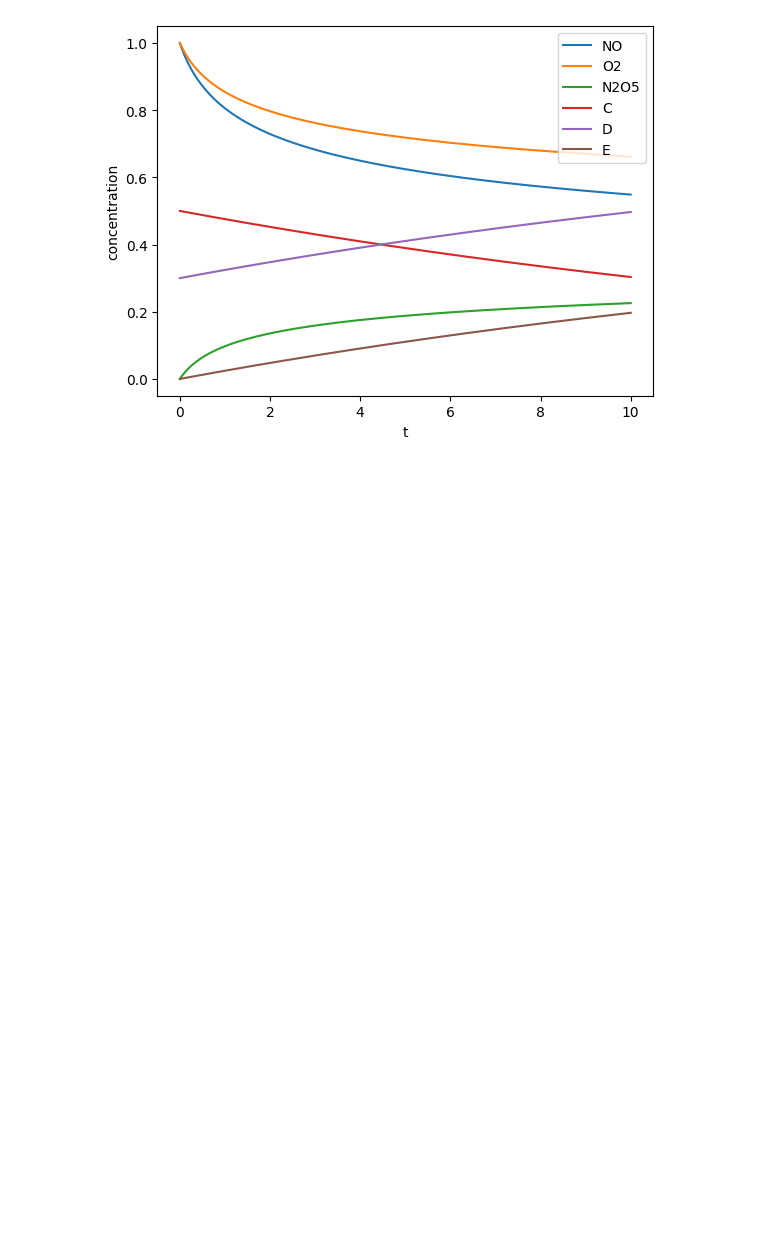
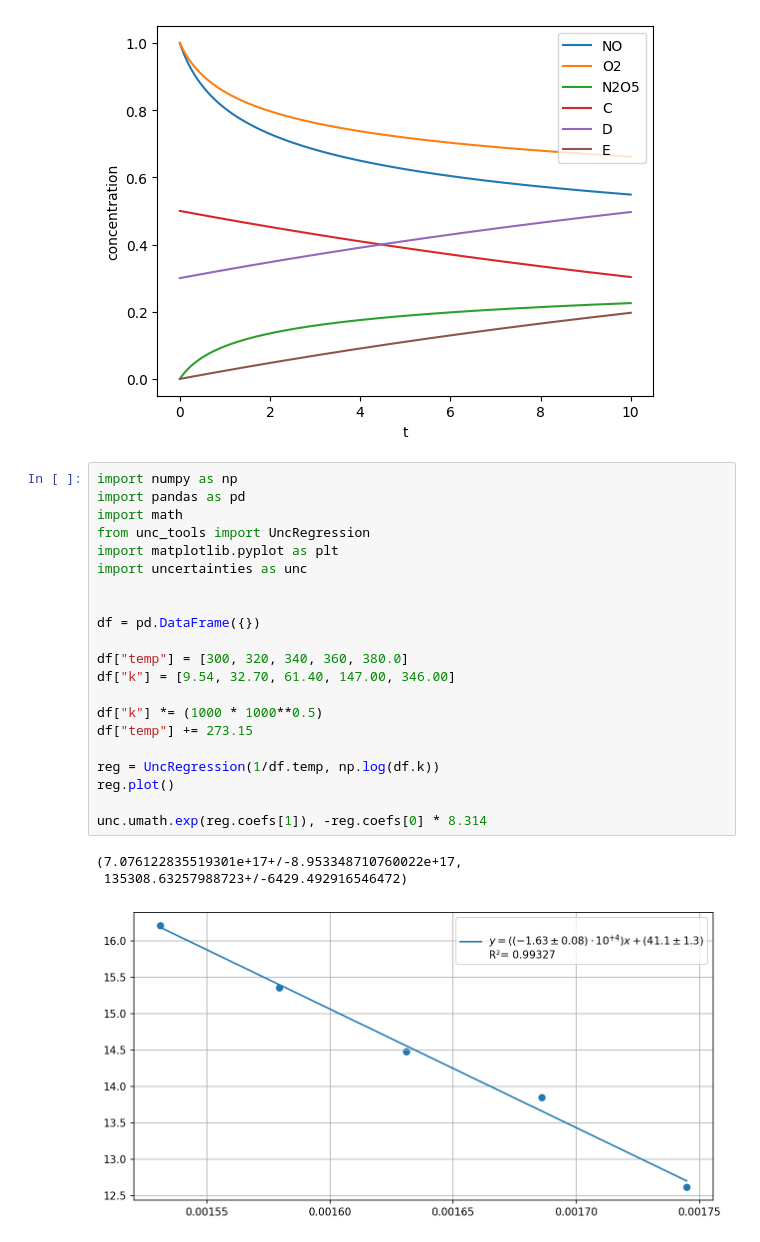
Before and after one commit to yaroslavsavateykin/notebooks, a Jupyter notebook: physha/Untitled.ipynb, the cells around one changed output. Saved outputs shown, nothing was run; the diff lists cells and outputs as text; blank space fills up the shorter version.

```diff
--- a/physha/Untitled.ipynb
+++ b/physha/Untitled.ipynb
@@ -173,3 +173,28 @@ plt.ylabel("concentration")
 plt.show()
 # %% [output]
 [figure]
+# %%
+import numpy as np
+import pandas as pd
+import math
+from unc_tools import UncRegression
+import matplotlib.pyplot as plt
+import uncertainties as unc
+
+
+df = pd.DataFrame({})
+
+df["temp"] = [300, 320, 340, 360, 380.0]
+df["k"] = [9.54, 32.70, 61.40, 147.00, 346.00]
+
+df["k"] *= (1000 * 1000**0.5)
+df["temp"] += 273.15
+
+reg = UncRegression(1/df.temp, np.log(df.k))
+reg.plot()
+
+unc.umath.exp(reg.coefs[1]), -reg.coefs[0] * 8.314
+# %% [output]
+(7.076122835519301e+17+/-8.953348710760022e+17,
+ 135308.63257988723+/-6429.492916546472)
+[figure, added]
```
Also changed, not shown: parts of 2 cells of this notebook, 40 other files.
